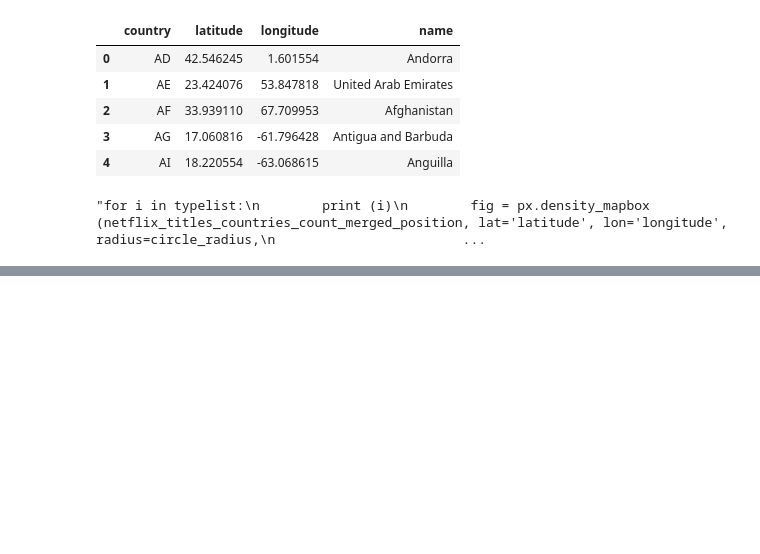
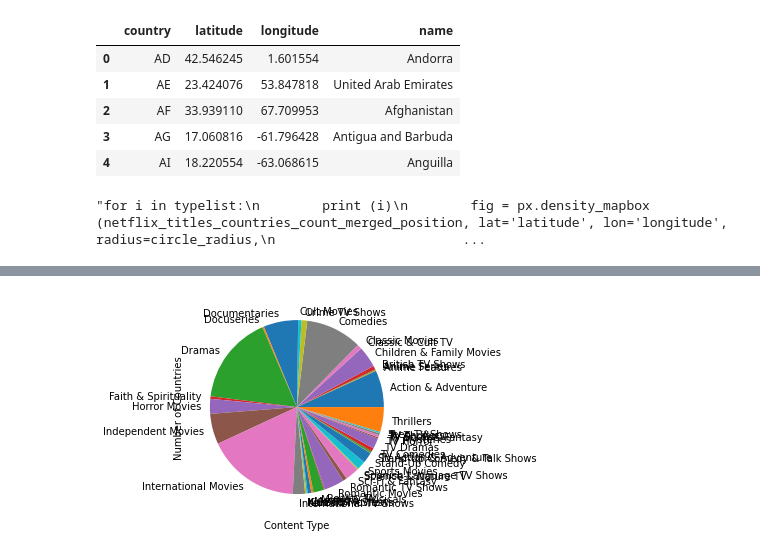
Before and after one commit to ahmadfarouk/Project-Netflix, a Jupyter notebook: Python-Netflix-Project-DataNormalization.ipynb, the cells around one changed output, grey strips where cells are left out. Saved outputs shown, nothing was run; the diff lists cells and outputs as text; code cells hidden in the pictures; blank space fills up the shorter version.

```diff
--- a/Python-Netflix-Project-DataNormalization.ipynb
+++ b/Python-Netflix-Project-DataNormalization.ipynb
@@ -219,0 +251,8 @@ fig.show ()
+# %%
+plt.ylabel("Number of Countries")
+plt.xlabel("Content Type")
+plt.pie(netflix_groupby_genre_countries['Country'], labels=netflix_groupby_genre_countries.index)
+#plt.axis("equal")
+plt.show()
+# %% [output]
+[figure, added]
```
Also changed, not shown: parts of 3 cells of this notebook, 2 other files.
